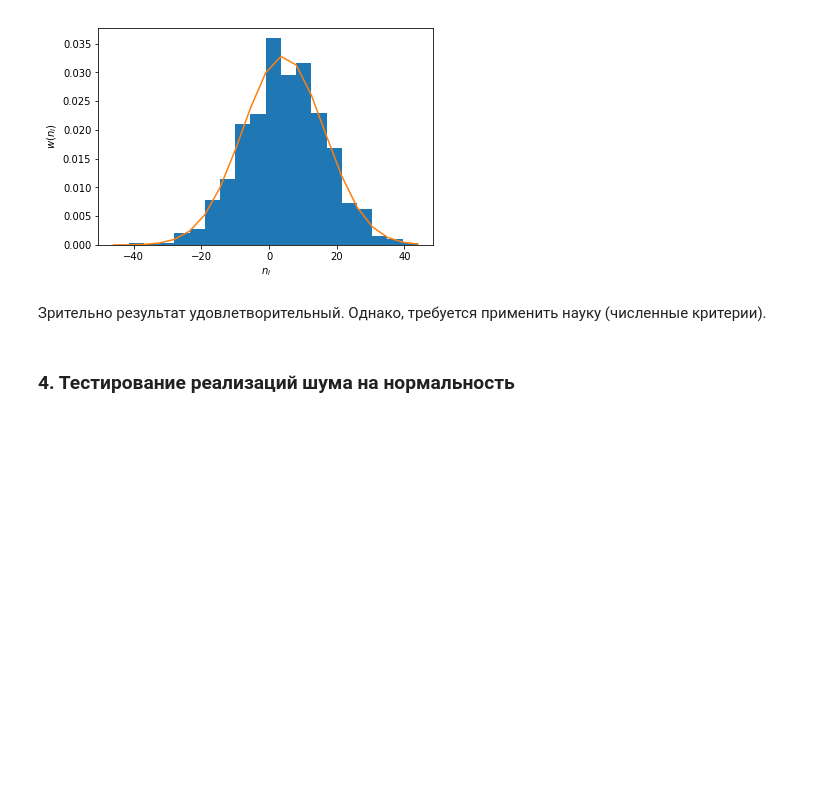
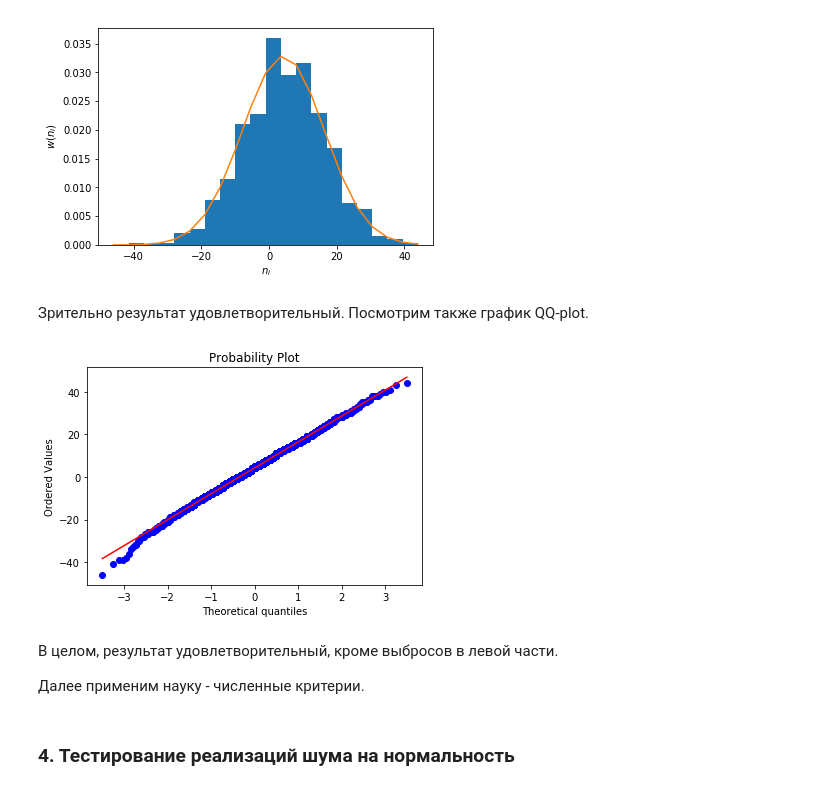
Before and after one commit to nawww83/terver, a Jupyter notebook: kurs_rabota.ipynb, the cells around one changed output. Drawn from its saved outputs; the diff is of its cells as text; code cells hidden in the pictures; blank space fills up the shorter version.

```diff
--- a/kurs_rabota.ipynb
+++ b/kurs_rabota.ipynb
@@ -120,8 +120,17 @@ plt.ylabel('$w(n_i)$')
 plt.show()
 # %% [output]
 [figure]
-# %% [markdown]
-Зрительно результат удовлетворительный. Однако, требуется применить науку (численные критерии).
+# %% [markdown]
+Зрительно результат удовлетворительный. Посмотрим также график QQ-plot.
+# %%
+from scipy import stats
+qq = stats.probplot(data[:, ic], plot = plt)
+# %% [output]
+[figure, added]
+# %% [markdown]
+В целом, результат удовлетворительный, кроме выбросов в левой части.
+
+Далее применим науку - численные критерии.
 # %% [markdown]
 ### 4. Тестирование реализаций шума на нормальность
 # %% [markdown]
```
Also changed, not shown: parts of 20 cells of this notebook.
